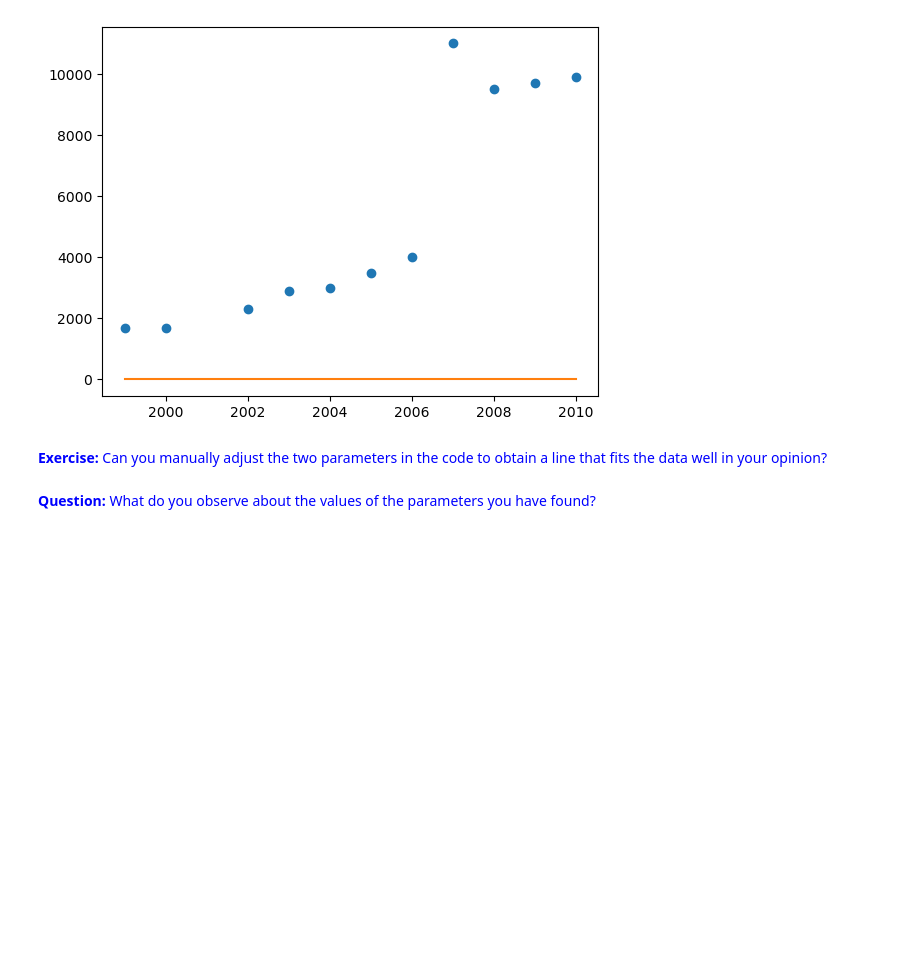
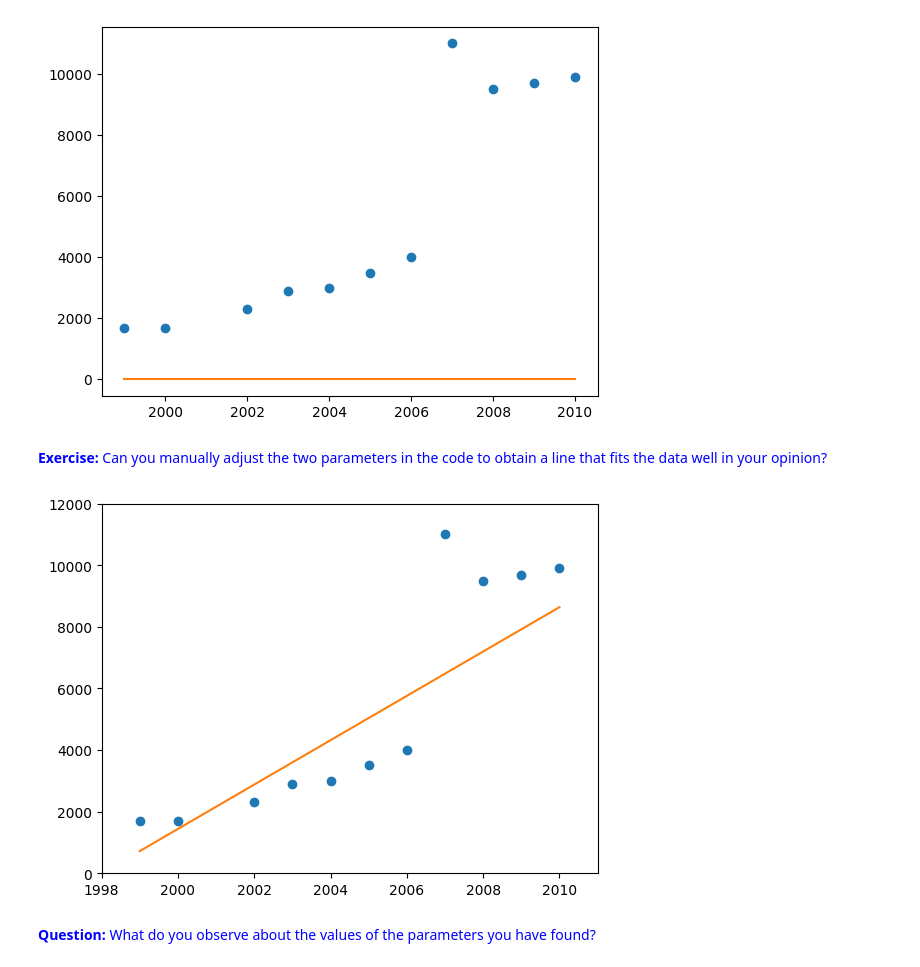
Before and after one commit to Pikurrot/ml-problems-uab, a Jupyter notebook: Session 1 - Linear Regression/P1_Linear_Regression.ipynb, the cells around one changed output. Drawn from its saved outputs; the diff is of its cells as text; code cells hidden in the pictures; blank space fills up the shorter version.

```diff
--- a/Session 1 - Linear Regression/P1_Linear_Regression.ipynb
+++ b/Session 1 - Linear Regression/P1_Linear_Regression.ipynb
@@ -90,3 +90,17 @@ plt.show()
+# %%
+# YOUR CODE HERE
+
+w = [-1998*720, 720]
+
+yy = [w[0] + w[1] * x for x in xx]
+plt.plot(x, y, 'o')
+plt.plot(xx, yy)
+# fix the range of the axes
+plt.xlim([1998, 2011])
+plt.ylim([0, 12000])
+plt.show()
+# %% [output]
+[figure, added]
 # %% [markdown]
 <font color=blue>**Question:** What do you observe about the values of the parameters you have found?</font>
 # %% [markdown]
```
Also changed, not shown: parts of 20 cells of this notebook.
